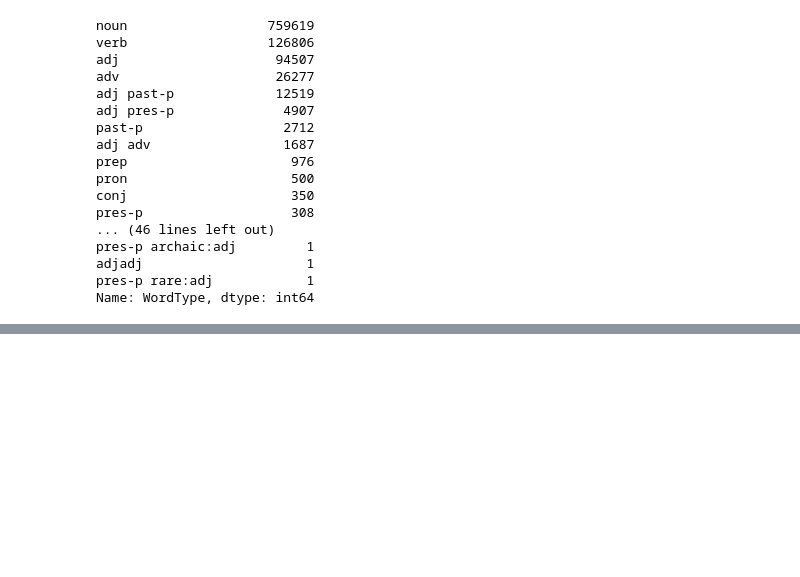
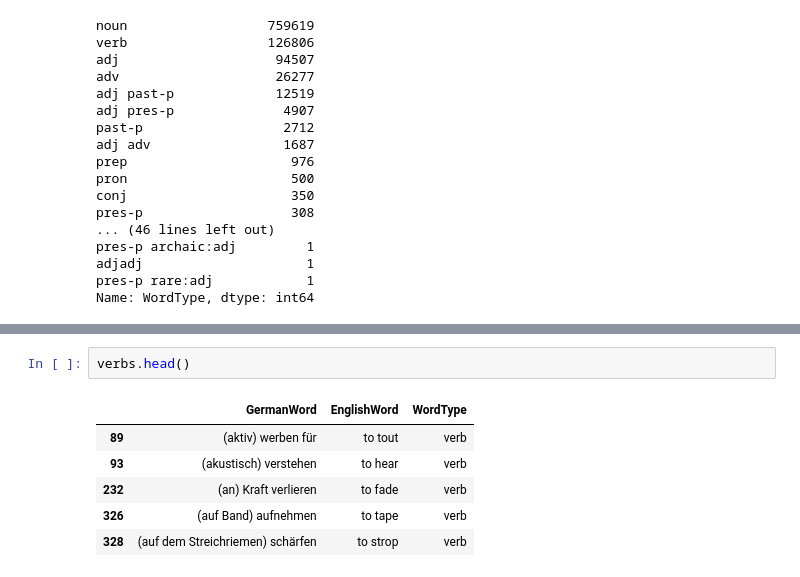
Before and after one commit to sdaros/placeword, a Jupyter notebook: dictcc_dictionary.ipynb, the cells around one changed output, grey strips where cells are left out. Drawn from its saved outputs; the diff is of its cells as text; blank space fills up the shorter version.

```diff
--- a/dictcc_dictionary.ipynb
+++ b/dictcc_dictionary.ipynb
@@ -163,0 +175,9 @@ single_word_adjectives[lt_x_letters].describe()
+# %%
+verbs.head()
+# %% [output]
+|  | GermanWord | EnglishWord | WordType |
+| 89 | (aktiv) werben für | to tout | verb |
+| 93 | (akustisch) verstehen | to hear | verb |
+| 232 | (an) Kraft verlieren | to fade | verb |
+| 326 | (auf Band) aufnehmen | to tape | verb |
+| 328 | (auf dem Streichriemen) schärfen | to strop | verb |
```
Also changed, not shown: parts of 23 cells of this notebook.
